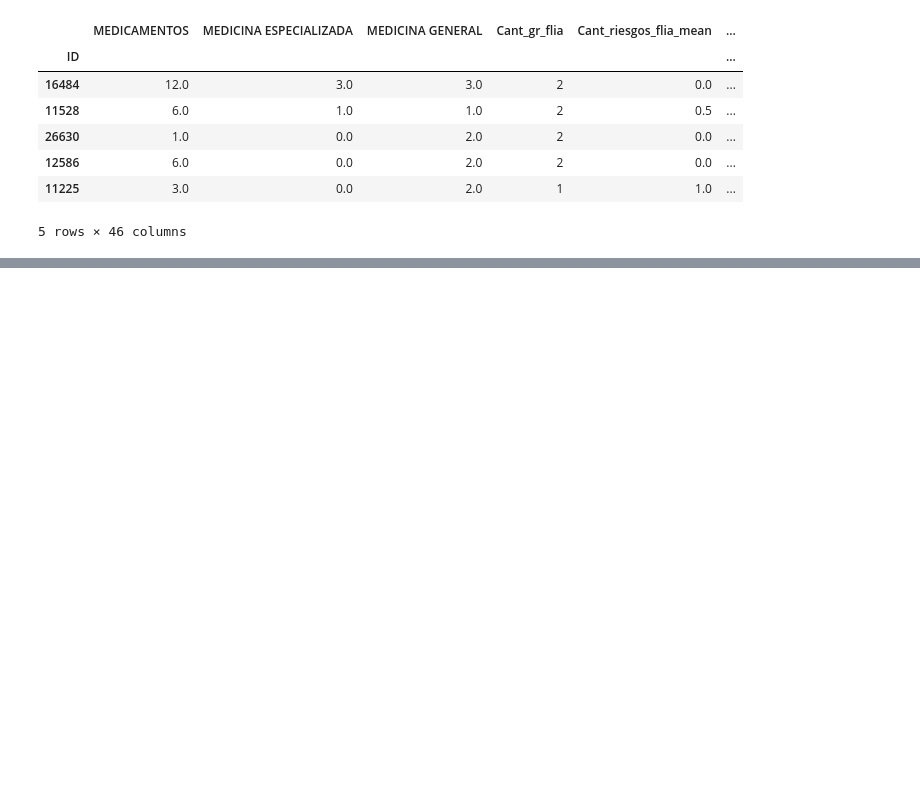
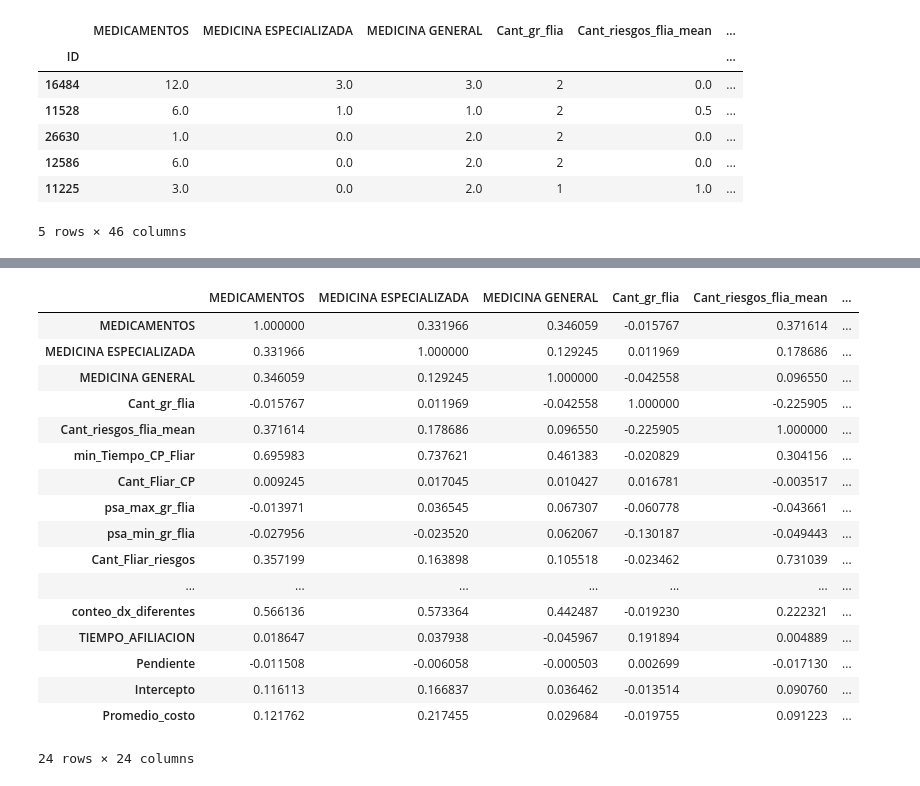
Before and after one commit to Daniel1martinez2/prostate_challenge_FDA, a Jupyter notebook: main.ipynb, the cells around one changed output, grey strips where cells are left out. Drawn from its saved outputs; the diff is of its cells as text; code cells hidden in the pictures; blank space fills up the shorter version.

```diff
--- a/main.ipynb
+++ b/main.ipynb
@@ -18,0 +71,27 @@ df_train.head()
+# %%
+# Select only numeric columns
+numeric_df = df_train.select_dtypes(include=['float64', 'int64'])
+
+
+correlation_matrix = numeric_df.corr()
+
+correlation_matrix
+# %% [output]
+|  | MEDICAMENTOS | MEDICINA ESPECIALIZADA | MEDICINA GENERAL | Cant_gr_flia | Cant_riesgos_flia_mean | ... |
+| MEDICAMENTOS | 1.000000 | 0.331966 | 0.346059 | -0.015767 | 0.371614 | ... |
+| MEDICINA ESPECIALIZADA | 0.331966 | 1.000000 | 0.129245 | 0.011969 | 0.178686 | ... |
+| MEDICINA GENERAL | 0.346059 | 0.129245 | 1.000000 | -0.042558 | 0.096550 | ... |
+| Cant_gr_flia | -0.015767 | 0.011969 | -0.042558 | 1.000000 | -0.225905 | ... |
+| Cant_riesgos_flia_mean | 0.371614 | 0.178686 | 0.096550 | -0.225905 | 1.000000 | ... |
+| min_Tiempo_CP_Fliar | 0.695983 | 0.737621 | 0.461383 | -0.020829 | 0.304156 | ... |
+| Cant_Fliar_CP | 0.009245 | 0.017045 | 0.010427 | 0.016781 | -0.003517 | ... |
+| psa_max_gr_flia | -0.013971 | 0.036545 | 0.067307 | -0.060778 | -0.043661 | ... |
+| psa_min_gr_flia | -0.027956 | -0.023520 | 0.062067 | -0.130187 | -0.049443 | ... |
+| Cant_Fliar_riesgos | 0.357199 | 0.163898 | 0.105518 | -0.023462 | 0.731039 | ... |
+| ... | ... | ... | ... | ... | ... | ... |
+| conteo_dx_diferentes | 0.566136 | 0.573364 | 0.442487 | -0.019230 | 0.222321 | ... |
+| TIEMPO_AFILIACION | 0.018647 | 0.037938 | -0.045967 | 0.191894 | 0.004889 | ... |
+| Pendiente | -0.011508 | -0.006058 | -0.000503 | 0.002699 | -0.017130 | ... |
+| Intercepto | 0.116113 | 0.166837 | 0.036462 | -0.013514 | 0.090760 | ... |
+| Promedio_costo | 0.121762 | 0.217455 | 0.029684 | -0.019755 | 0.091223 | ... |
+24 rows × 24 columns
```
Also changed, not shown: parts of 17 cells of this notebook, 1 other file.
